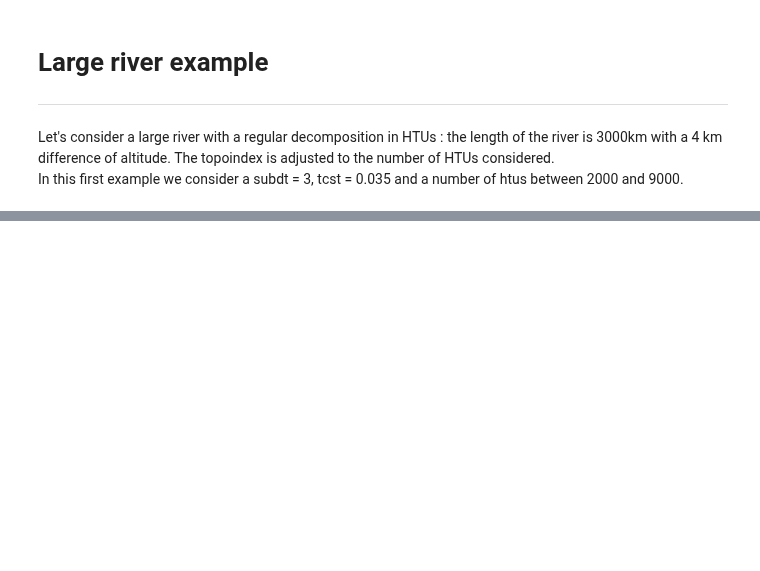
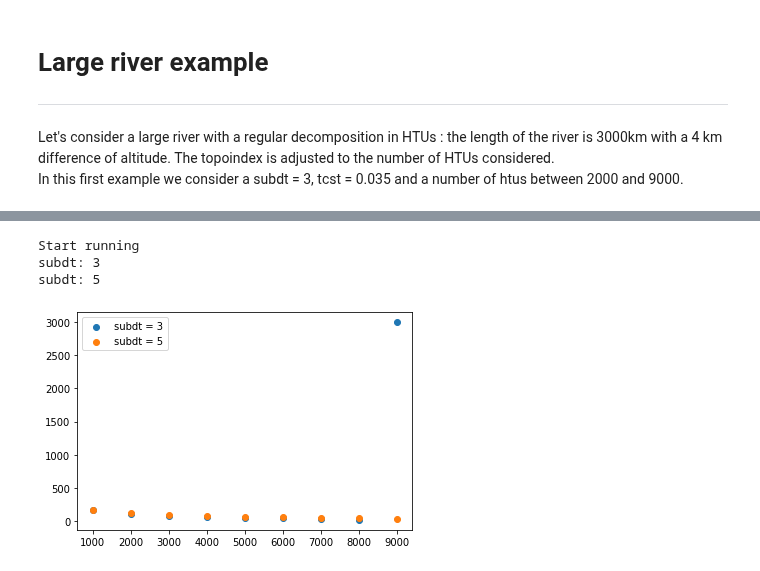
Before and after one commit to VSCHY/RiverNetwork, a Jupyter notebook: Toy_Model_Large_basin.ipynb, the cells around one changed output, grey strips where cells are left out. Drawn from its saved outputs; the diff is of its cells as text; code cells hidden in the pictures; blank space fills up the shorter version.

```diff
--- a/Toy_Model_Large_basin.ipynb
+++ b/Toy_Model_Large_basin.ipynb
@@ -174,0 +159,29 @@ We may observe 2 indexes : the time to reach 66% of the initial Qin and the time
+# %%
+# Preparation
+
+def get_deltaT(subdt, Lnhtus, **kwargs):
+  config = get_config(subdt = subdt, **kwargs)
+  Lout = make_experiment(config, Lnhtus)
+  d1 = np.array([np.argmin(np.abs(Lout[i][:]-2500)) for i in range(len(Lout))])
+  d2 = np.array([np.argmin(np.abs(Lout[i][:]-500)) for i in range(len(Lout))])
+  out = [d2[i]-d1[i] for i in range(len(Lout))]
+  return out
+# %%
+# First try
+
+DeltaT = {}
+Lnhtus = np.arange(1000,10000,1000)
+print("Start running")
+for subdt in [3,5]:
+  print("subdt: {0}".format(subdt))
+  DeltaT[subdt] = get_deltaT(subdt = subdt, Lnhtus = Lnhtus)
+
+for subdt in [3, 5]:
+  plt.scatter(Lnhtus, DeltaT[subdt], label = "subdt = {0}".format(subdt))
+plt.legend()
+plt.show()
+# %% [output]
+Start running
+subdt: 3
+subdt: 5
+[figure, added]
```
Also changed, not shown: parts of 19 cells of this notebook.
